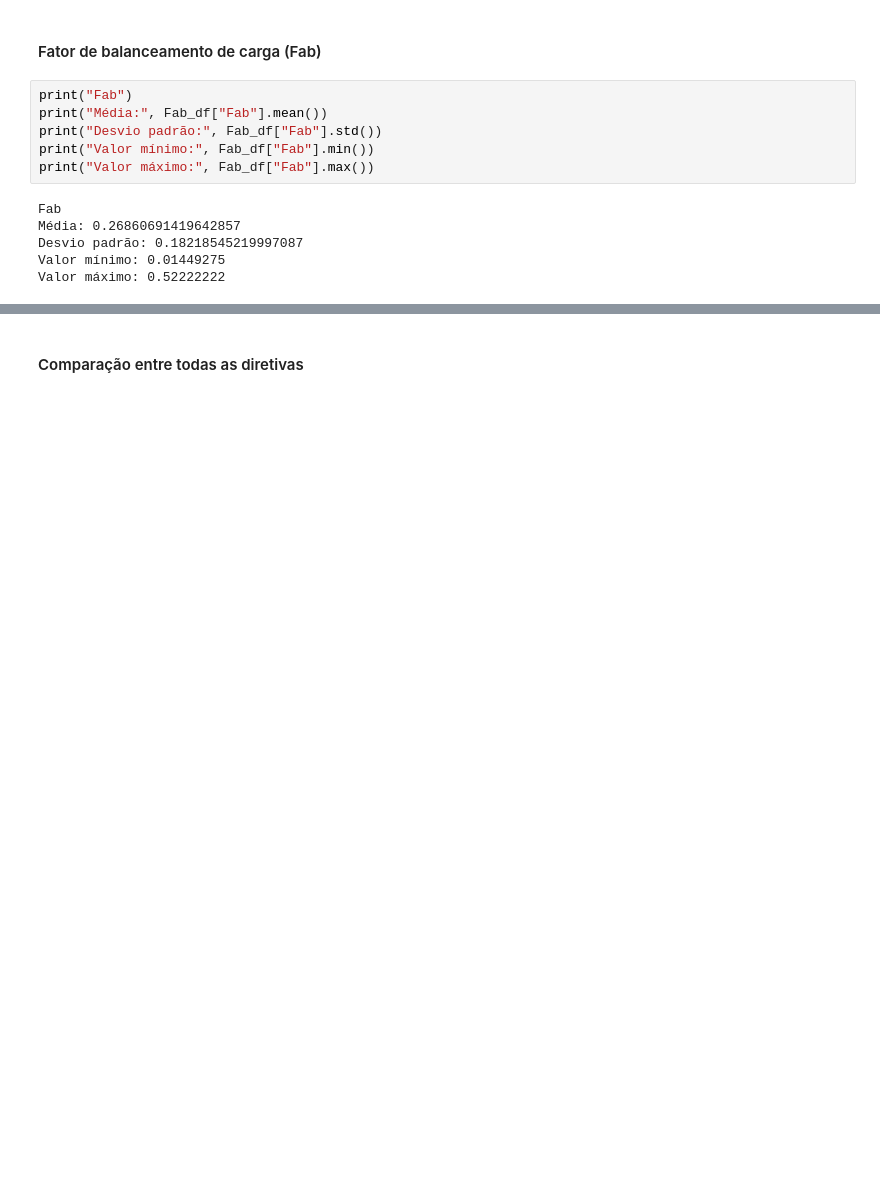
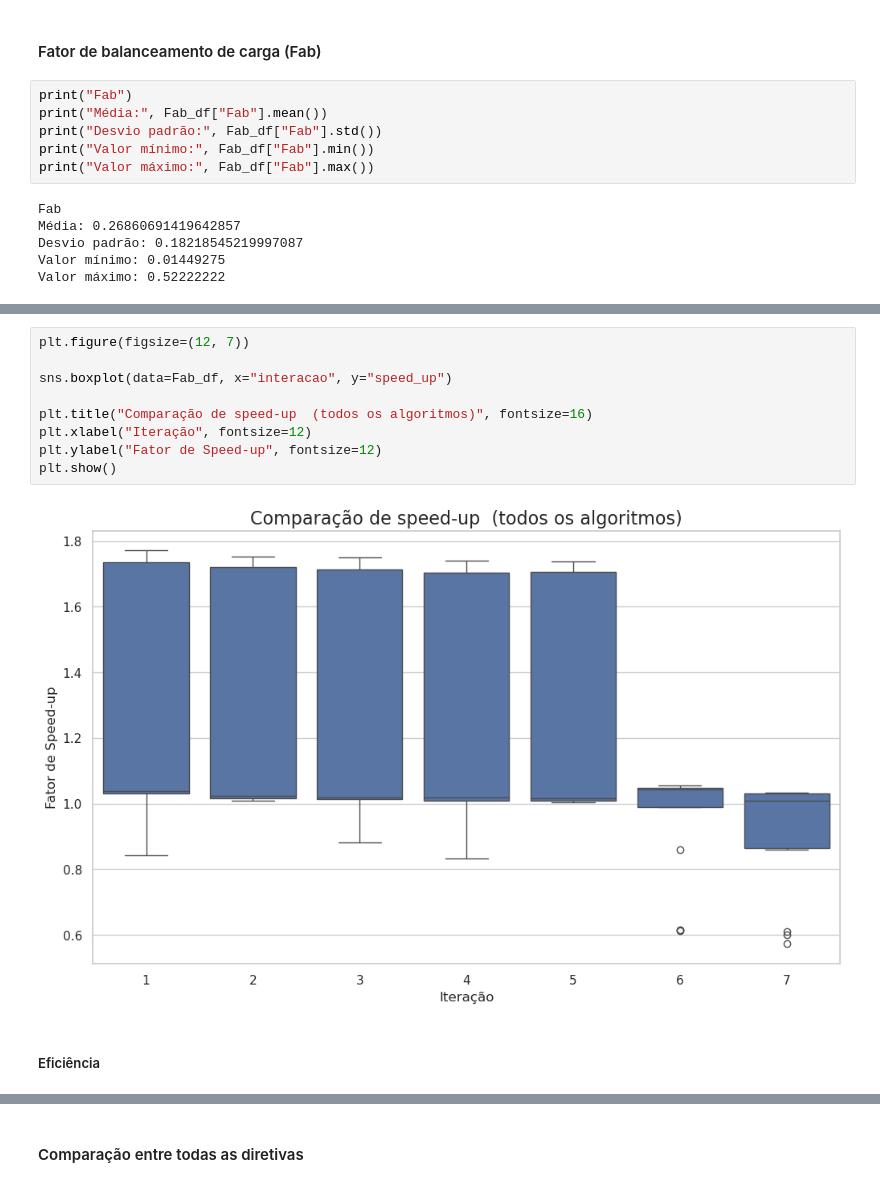
Before and after one commit to igorssant/UESC-codigos-pos-graduacao, a Jupyter notebook: processamento_paralelo/presentation/main.ipynb, the cells around one changed output, grey strips where cells are left out. Drawn from its saved outputs; the diff is of its cells as text; blank space fills up the shorter version.

```diff
--- a/processamento_paralelo/presentation/main.ipynb
+++ b/processamento_paralelo/presentation/main.ipynb
@@ -3812,0 +3851,13 @@ Valor máximo: 0.52222222
+# %%
+plt.figure(figsize=(12, 7))
+
+sns.boxplot(data=Fab_df, x="interacao", y="speed_up")
+
+plt.title("Comparação de speed-up  (todos os algoritmos)", fontsize=16)
+plt.xlabel("Iteração", fontsize=12)
+plt.ylabel("Fator de Speed-up", fontsize=12)
+plt.show()
+# %% [output]
+[figure, added]
+# %% [markdown]
+##### Eficiência
```
Also changed, not shown: parts of 20 cells of this notebook.
